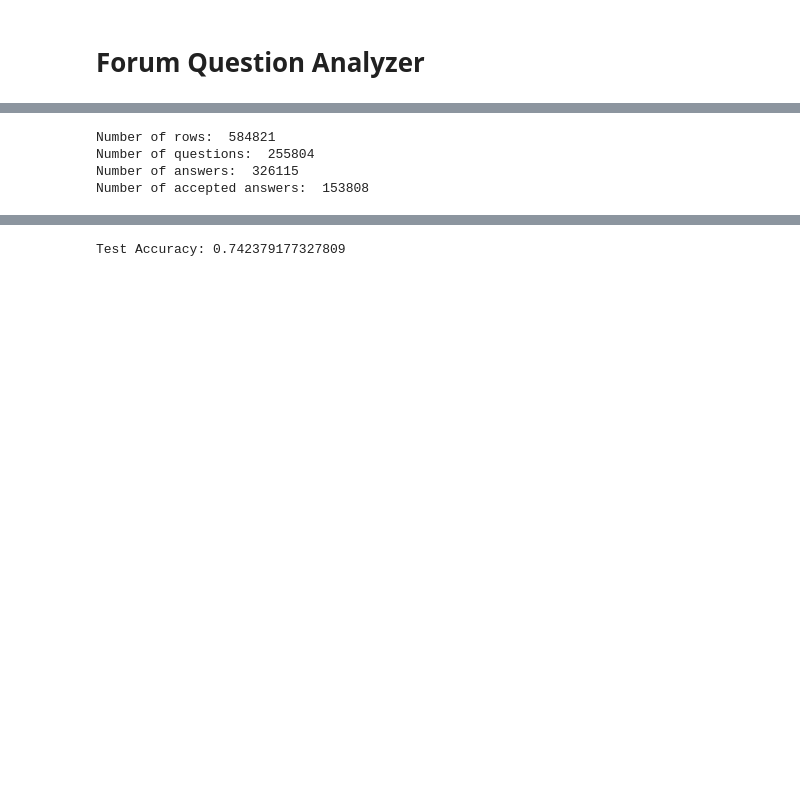
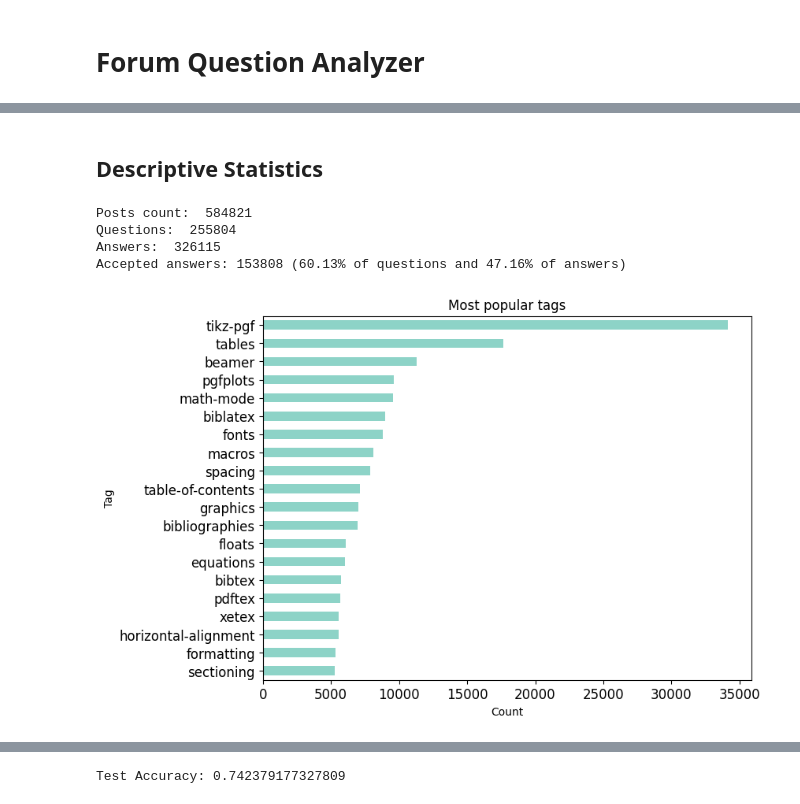
Before and after one commit to KMChris/bigdata, a Jupyter notebook: analysis.ipynb, the cells around one changed output, grey strips where cells are left out. Cells and saved outputs as stored; diff of their text form; code cells hidden in the pictures; blank space fills up the shorter version.

Commit message:
Charts in descriptive statistics

```diff
--- a/analysis.ipynb
+++ b/analysis.ipynb
@@ -13,3 +13,15 @@ posts = spark.read \
     .option("rowTag", "row") \
     .load("tex.stackexchange.com/Posts.xml") \
     .alias('posts')
+users = spark.read \
+    .format("com.databricks.spark.xml") \
+    .option("rootTag", "users") \
+    .option("rowTag", "row") \
+    .load("tex.stackexchange.com/Users.xml") \
+    .alias('users')
+tags = spark.read \
+    .format("com.databricks.spark.xml") \
+    .option("rootTag", "tags") \
+    .option("rowTag", "row") \
+    .load("tex.stackexchange.com/Tags.xml") \
+    .alias('tags')
@@ -27,0 +28,2 @@ posts.show(5)
+# %% [markdown]
+## Descriptive Statistics
@@ -28,12 +39,20 @@ posts.show(5)
 # %%
-# Descriptive statistics
-
-print("Number of rows: ", posts.count())
-print("Number of questions: ", posts.filter(posts._PostTypeId == 1).count())
-print("Number of answers: ", posts.filter(posts._PostTypeId == 2).count())
-print("Number of accepted answers: ", posts.filter(posts._AcceptedAnswerId.isNotNull()).count())
+print("Posts count: ", posts.count())
+print("Questions: ", questions.count())
+print("Answers: ", answers.count())
+acc = questions.filter(questions._AcceptedAnswerId.isNotNull()).count()
+print(f"Accepted answers: {acc} ({acc / questions.count()*100:.2f}% of questions and {acc / answers.count()*100:.2f}% of answers)")
 # %% [output]
-Number of rows:  584821
-Number of questions:  255804
-Number of answers:  326115
-Number of accepted answers:  153808
+Posts count:  584821
+Questions:  255804
+Answers:  326115
+Accepted answers: 153808 (60.13% of questions and 47.16% of answers)
+# %%
+# Most popular tags
+tags.select("_TagName", "_Count").orderBy("_Count", ascending=False).limit(20).toPandas()[::-1] \
+    .plot.barh(x="_TagName", y="_Count", title="Most popular tags",
+              figsize=(8, 6), rot=0, legend=False, fontsize=12,
+              colormap='Set3', xlabel="Count", ylabel="Tag")
+plt.show()
+# %% [output]
+[figure, added]
```
Also changed, not shown: parts of 17 cells of this notebook, 1 other file.
